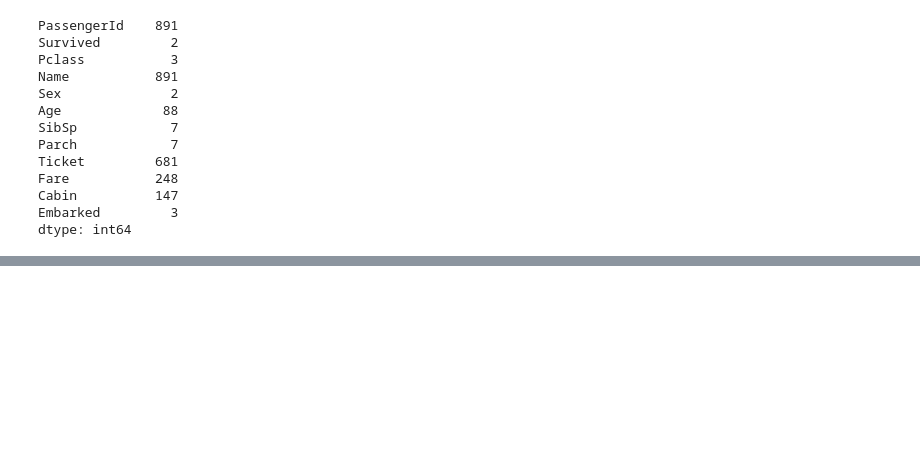
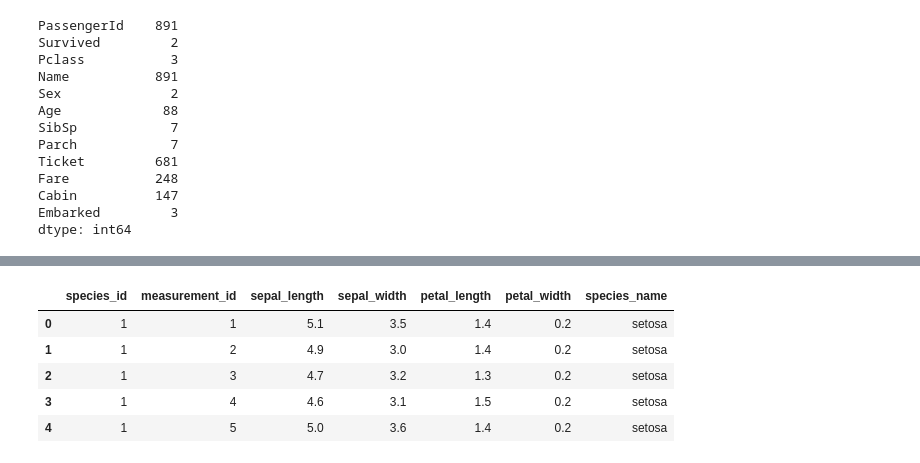
Before and after one commit to aliciag92/classification-exercises, a Jupyter notebook: classification_exercises.ipynb, the cells around one changed output, grey strips where cells are left out. Cells and saved outputs as stored; diff of their text form; code cells hidden in the pictures; blank space fills up the shorter version.

```diff
--- a/classification_exercises.ipynb
+++ b/classification_exercises.ipynb
@@ -323,0 +411,24 @@ dtype: int64
+# %%
+# Make a function named get_iris_data that returns the data from the iris_db on the codeup data science database as a pandas data frame.
+#The returned data frame should include the actual name of the species in addition to the species_ids.
+#Obtain your data from the Codeup Data Science Database.
+
+def get_iris_data():
+    '''
+    This function reads in the iris data from the Codeup db
+    and returns a pandas DataFrame.
+    '''
+    sql_query = 'SELECT * FROM measurements JOIN species USING (species_id)'
+    iris_df = pd.read_sql(sql_query, get_connection('iris_db'))
+    return iris_df
+
+
+
+get_iris_data().head()
+# %% [output]
+|  | species_id | measurement_id | sepal_length | sepal_width | petal_length | petal_width | species_name |
+| 0 | 1 | 1 | 5.1 | 3.5 | 1.4 | 0.2 | setosa |
+| 1 | 1 | 2 | 4.9 | 3.0 | 1.4 | 0.2 | setosa |
+| 2 | 1 | 3 | 4.7 | 3.2 | 1.3 | 0.2 | setosa |
+| 3 | 1 | 4 | 4.6 | 3.1 | 1.5 | 0.2 | setosa |
+| 4 | 1 | 5 | 5.0 | 3.6 | 1.4 | 0.2 | setosa |
```
Also changed, not shown: parts of 16 cells of this notebook, 1 other file.
